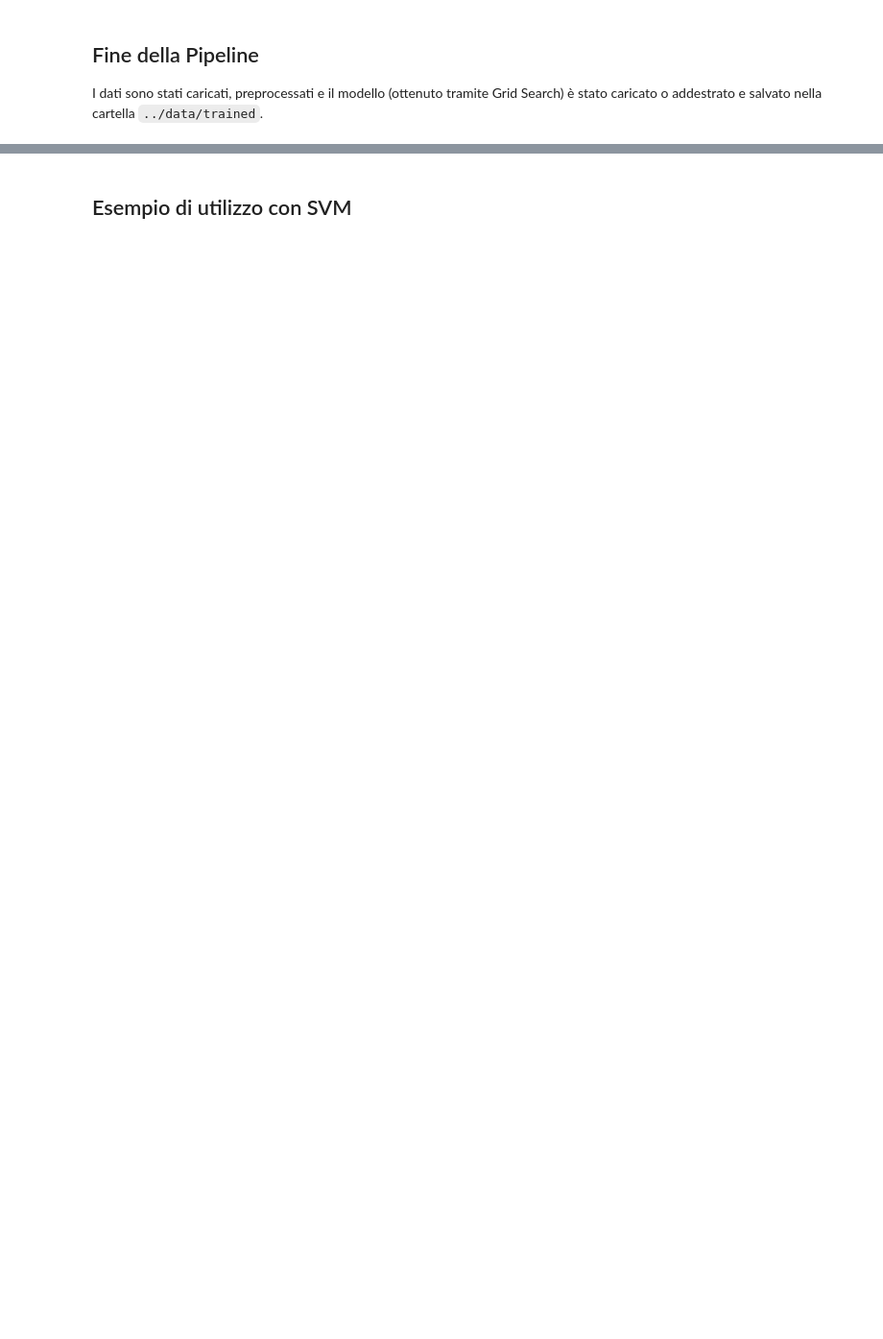
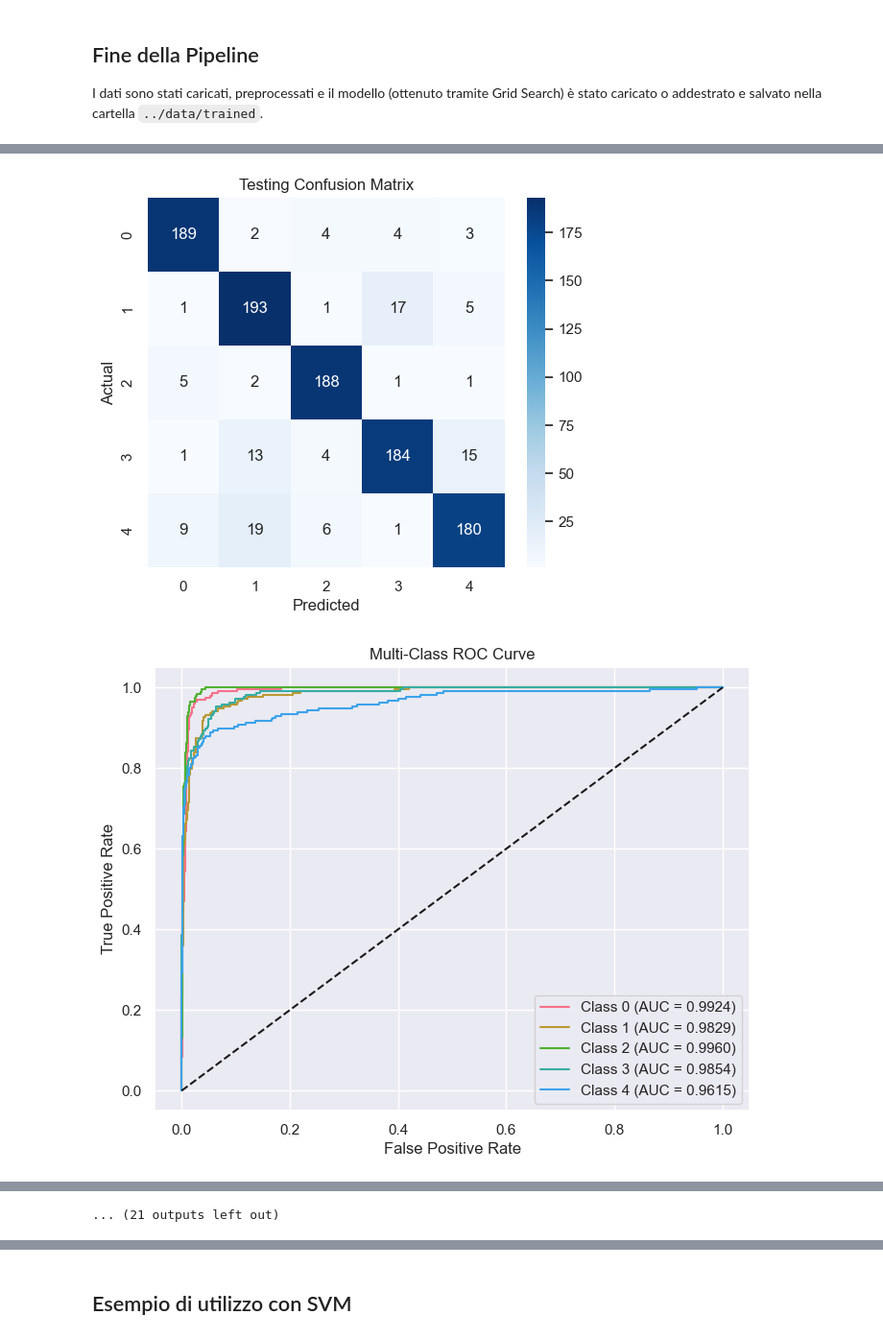
Before and after one commit to mariocosenza/astromark-ai, a Jupyter notebook: notebook/ticket_notebook.ipynb, the cells around one changed output, grey strips where cells are left out. Shown at 96% size. Drawn from its saved outputs; the diff is of its cells as text; code cells hidden in the pictures; blank space fills up the shorter version.

Commit message:
feat: better visualization

```diff
--- a/notebook/ticket_notebook.ipynb
+++ b/notebook/ticket_notebook.ipynb
@@ -123,3 +136,10 @@ else:
 ## Fine della Pipeline
 
 I dati sono stati caricati, preprocessati e il modello (ottenuto tramite Grid Search) è stato caricato o addestrato e salvato nella cartella `../data/trained`.
+# %%
+svm_model = get_model(ClassifierType.SVM)
+svm_report = evaluate_model_with_kfold(svm_model, X_processed, y, save_plots=False)
+
+nb_model = get_model(ClassifierType.NAIVE_BAYES)
+nb_report = evaluate_model_with_kfold(nb_model, X_processed, y, save_plots=False)
+# %% [output]
@@ -125,0 +163,2 @@ I dati sono stati caricati, preprocessati e il modello (ottenuto tramite Grid Se
+[figure, added]
+[figure, added]
@@ -125,0 +222 @@ I dati sono stati caricati, preprocessati e il modello (ottenuto tramite Grid Se
+... (21 outputs left out)
```
Also changed, not shown: parts of 10 cells of this notebook, 2 other files.
